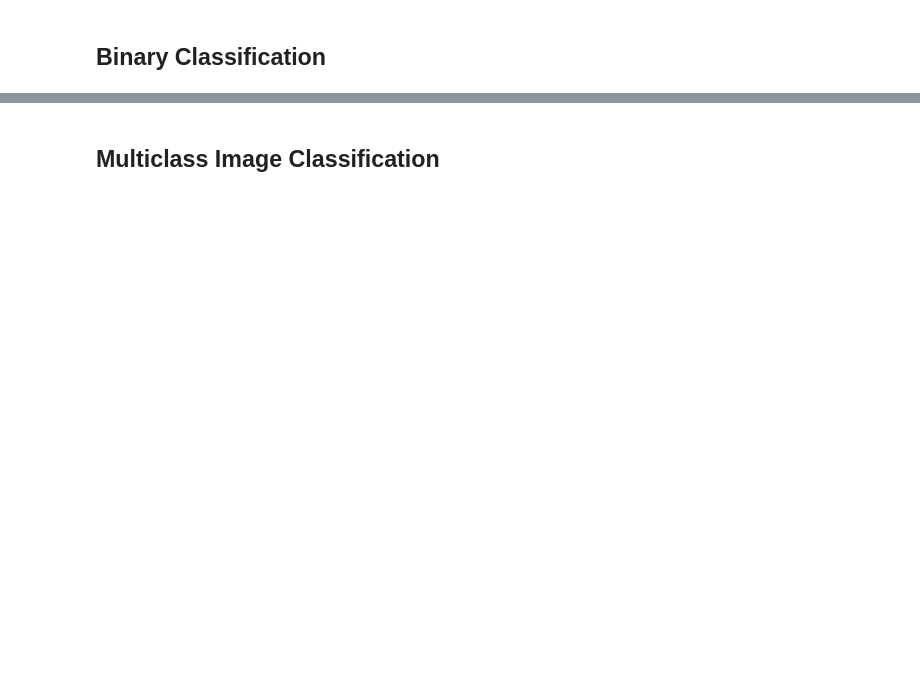
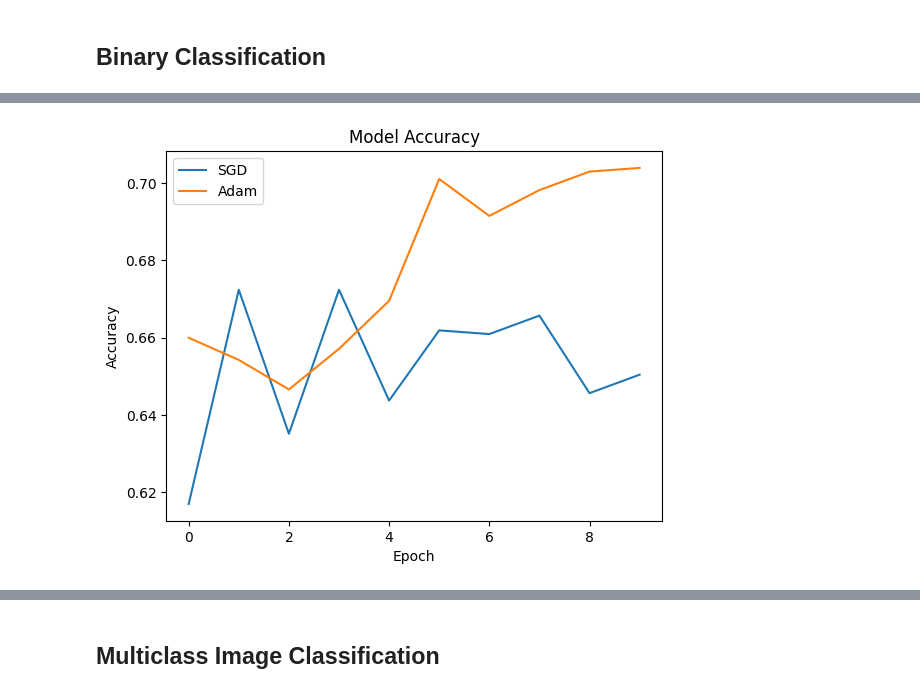
Before and after one commit to DrNattapoom/neural-network-optimization, a Jupyter notebook: comparative_analysis_code.ipynb, the cells around one changed output, grey strips where cells are left out. Drawn from its saved outputs; the diff is of its cells as text; code cells hidden in the pictures; blank space fills up the shorter version.

```diff
--- a/comparative_analysis_code.ipynb
+++ b/comparative_analysis_code.ipynb
@@ -51,0 +100,24 @@ ut.plot(titanic_data, batch_sizes, learning_rates)
+# %%
+model = tf.keras.Sequential([
+    tf.keras.layers.Input((4, )),
+    tf.keras.layers.Dense(64, activation='relu'),
+    tf.keras.layers.Dense(32, activation='relu'),
+    tf.keras.layers.Dense(1)
+])
+# %%
+model.compile(
+    optimizer = tf.keras.optimizers.SGD(learning_rate = LEARNING_RATE),
+    loss = tf.keras.losses.BinaryCrossentropy(from_logits = True),
+    metrics = ['accuracy']
+)
+
+sgd_history = model.fit(
+    titanic_train,
+    epochs = 10,
+    batch_size = BATCH_SIZE,
+    validation_data = titanic_val,
+    verbose = 2,
+)
+
+sgd_results = model.evaluate(titanic_test, verbose = 0)
+sgd_results
@@ -51,0 +146,17 @@ ut.plot(titanic_data, batch_sizes, learning_rates)
+# %%
+model.compile(
+    optimizer = tf.keras.optimizers.Adam(learning_rate = LEARNING_RATE),
+    loss = tf.keras.losses.BinaryCrossentropy(from_logits = True),
+    metrics = ['accuracy']
+)
+
+adam_history = model.fit(
+    titanic_train,
+    epochs = 10,
+    batch_size = BATCH_SIZE,
+    validation_data = titanic_val,
+    verbose = 2,
+)
+
+adam_results = model.evaluate(titanic_test, verbose = 0)
+adam_results
@@ -51,0 +185,4 @@ ut.plot(titanic_data, batch_sizes, learning_rates)
+# %%
+ut.plot(sgd_history, adam_history, key = 'accuracy')
+# %% [output]
+[figure, added]
```
Also changed, not shown: parts of 37 cells of this notebook, 5 other files.
